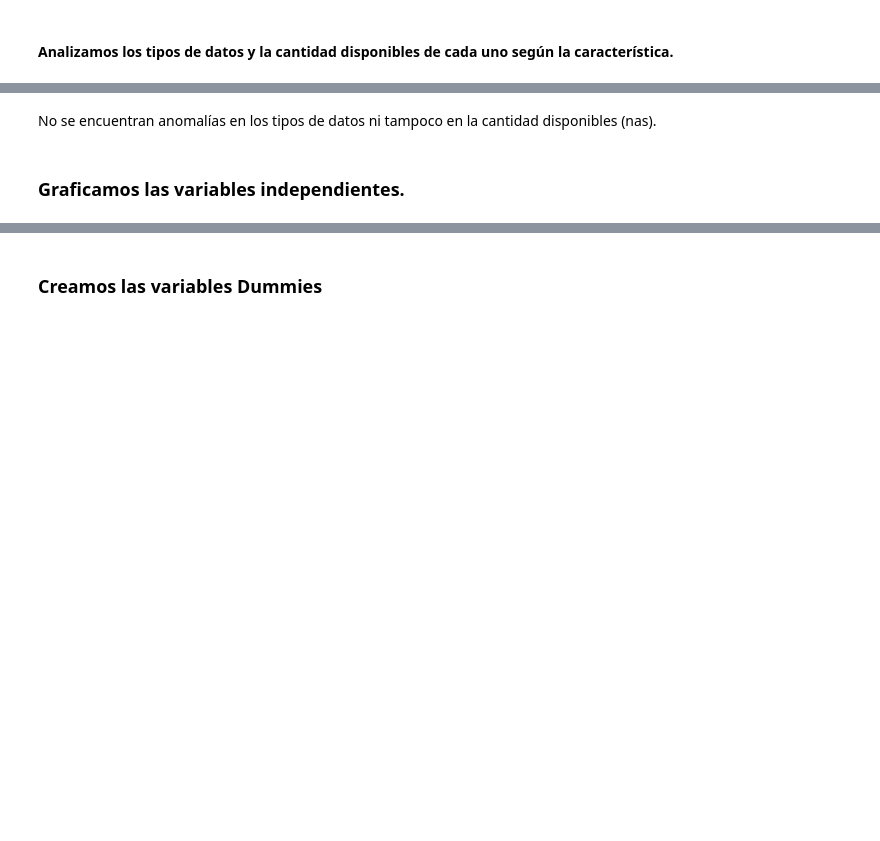
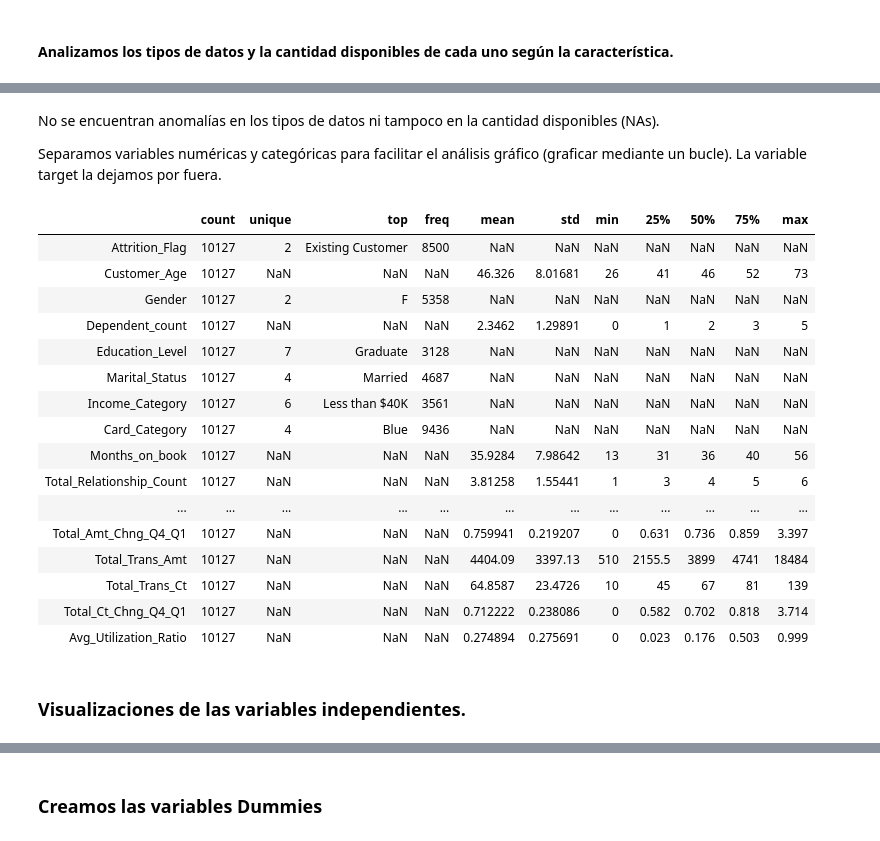
Before and after one commit to mariomicolta/Bank-Churn, a Jupyter notebook: Banks Church.ipynb, the cells around one changed output, grey strips where cells are left out. Drawn from its saved outputs; the diff is of its cells as text; code cells hidden in the pictures; blank space fills up the shorter version.

```diff
--- a/Banks Church.ipynb
+++ b/Banks Church.ipynb
@@ -104,2 +125,4 @@ df.info()
 # %% [markdown]
-No se encuentran anomalías en los tipos de datos ni tampoco en la cantidad disponibles (nas).
+No se encuentran anomalías en los tipos de datos ni tampoco en la cantidad disponibles (NAs).
+
+Separamos variables numéricas y categóricas para facilitar el análisis gráfico (graficar mediante un bucle). La variable target la dejamos por fuera.
@@ -106,4 +135,22 @@ No se encuentran anomalías en los tipos de datos ni tampoco en la cantidad disp
 # %%
-df.describe(include='all')
+df.describe(include='all').T
+# %% [output]
+|  | count | unique | top | freq | mean | std | min | 25% | 50% | 75% | max |
+| Attrition_Flag | 10127 | 2 | Existing Customer | 8500 | NaN | NaN | NaN | NaN | NaN | NaN | NaN |
+| Customer_Age | 10127 | NaN | NaN | NaN | 46.326 | 8.01681 | 26 | 41 | 46 | 52 | 73 |
+| Gender | 10127 | 2 | F | 5358 | NaN | NaN | NaN | NaN | NaN | NaN | NaN |
+| Dependent_count | 10127 | NaN | NaN | NaN | 2.3462 | 1.29891 | 0 | 1 | 2 | 3 | 5 |
+| Education_Level | 10127 | 7 | Graduate | 3128 | NaN | NaN | NaN | NaN | NaN | NaN | NaN |
+| Marital_Status | 10127 | 4 | Married | 4687 | NaN | NaN | NaN | NaN | NaN | NaN | NaN |
+| Income_Category | 10127 | 6 | Less than $40K | 3561 | NaN | NaN | NaN | NaN | NaN | NaN | NaN |
+| Card_Category | 10127 | 4 | Blue | 9436 | NaN | NaN | NaN | NaN | NaN | NaN | NaN |
+| Months_on_book | 10127 | NaN | NaN | NaN | 35.9284 | 7.98642 | 13 | 31 | 36 | 40 | 56 |
+| Total_Relationship_Count | 10127 | NaN | NaN | NaN | 3.81258 | 1.55441 | 1 | 3 | 4 | 5 | 6 |
+| ... | ... | ... | ... | ... | ... | ... | ... | ... | ... | ... | ... |
+| Total_Amt_Chng_Q4_Q1 | 10127 | NaN | NaN | NaN | 0.759941 | 0.219207 | 0 | 0.631 | 0.736 | 0.859 | 3.397 |
+| Total_Trans_Amt | 10127 | NaN | NaN | NaN | 4404.09 | 3397.13 | 510 | 2155.5 | 3899 | 4741 | 18484 |
+| Total_Trans_Ct | 10127 | NaN | NaN | NaN | 64.8587 | 23.4726 | 10 | 45 | 67 | 81 | 139 |
+| Total_Ct_Chng_Q4_Q1 | 10127 | NaN | NaN | NaN | 0.712222 | 0.238086 | 0 | 0.582 | 0.702 | 0.818 | 3.714 |
+| Avg_Utilization_Ratio | 10127 | NaN | NaN | NaN | 0.274894 | 0.275691 | 0 | 0.023 | 0.176 | 0.503 | 0.999 |
 # %% [markdown]
-### Graficamos las variables independientes.
+### Visualizaciones de las variables independientes.
```
Also changed, not shown: parts of 12 cells of this notebook.
